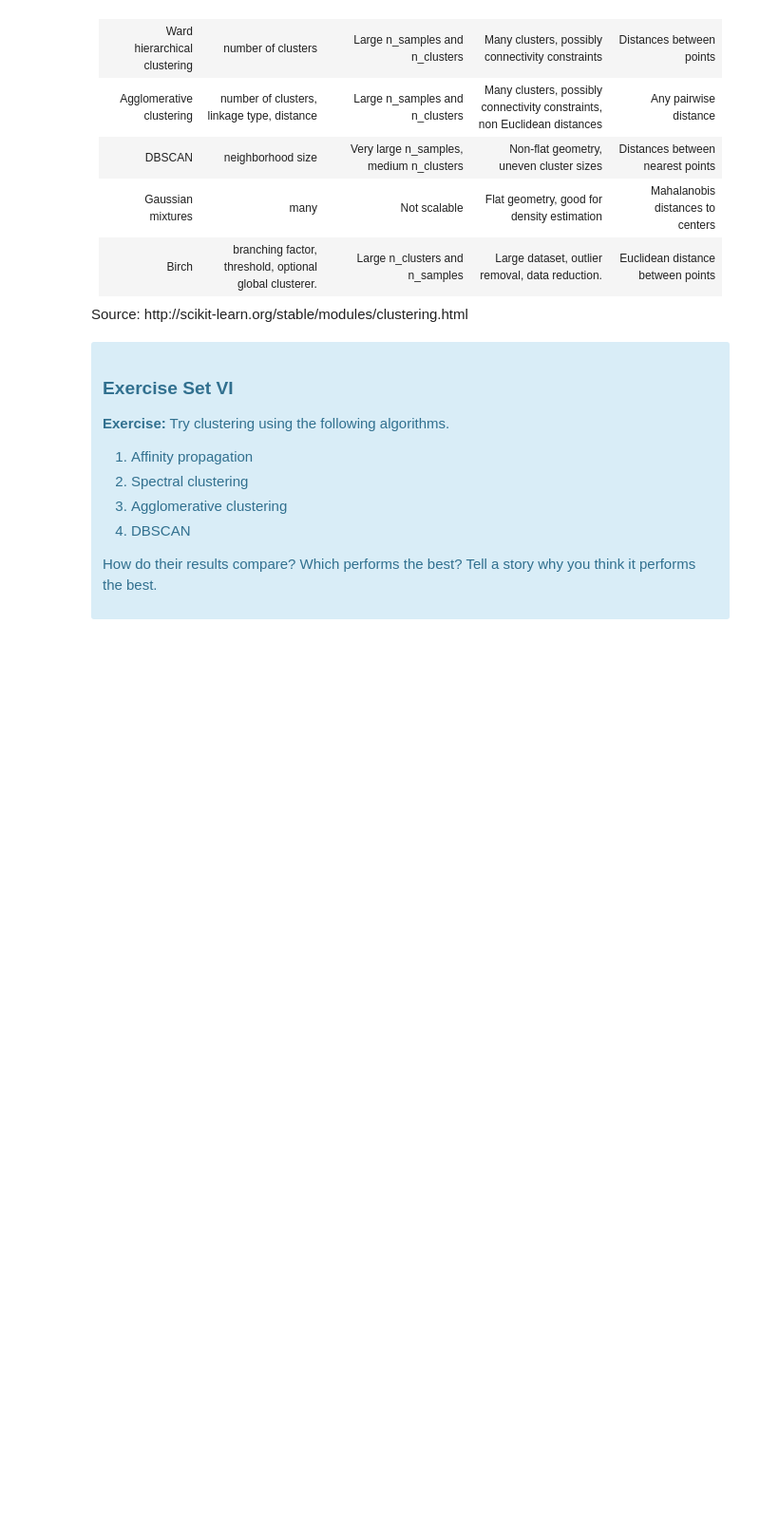
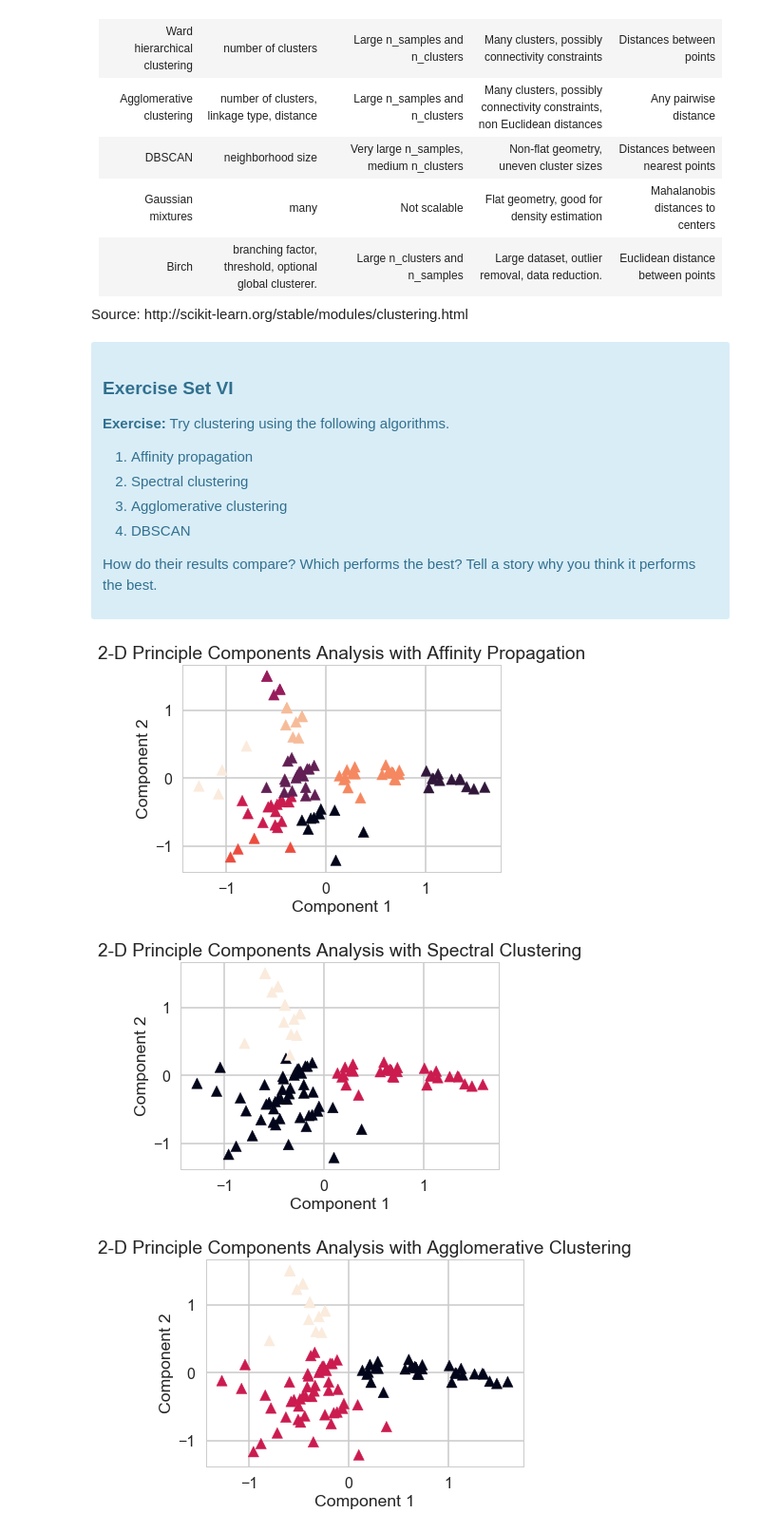
Before and after one commit to swfisher/springboard, a Jupyter notebook: Machine Learning Projects/clustering/Mini_Project_Clustering.ipynb, the cells around one changed output. Shown at 95% size. Saved outputs shown, nothing was run; the diff lists cells and outputs as text; code cells hidden in the pictures; blank space fills up the shorter version.

```diff
--- a/Machine Learning Projects/clustering/Mini_Project_Clustering.ipynb
+++ b/Machine Learning Projects/clustering/Mini_Project_Clustering.ipynb
@@ -571,0 +655,26 @@ Source: http://scikit-learn.org/stable/modules/clustering.html
+# %%
+pca = sklearn.decomposition.PCA(n_components=2)
+pca.fit(X)
+X_transform= pca.transform(X)
+
+models = [('Affinity Propagation',AffinityPropagation(damping=0.75)),
+          ('Spectral Clustering',SpectralClustering(n_clusters=3)),
+          ('Agglomerative Clustering',AgglomerativeClustering(n_clusters=3)),
+          ('DBSCAN',DBSCAN(eps=0.000001,min_samples=2))]
+k = 3
+
+for m in models:
+    m[1].fit(X_transform)
+    labels = np.reshape(m[1].labels_, (-1, 1))
+    data = np.append(labels,X_transform,axis=1)
+    df = pd.DataFrame(index=pivot.index,data=data,columns=['cluster_id','PC_1','PC_2'])
+    plt.title("2-D Principle Components Analysis "
+                      "with {}".format(m[0]))
+    plt.xlabel("Component 1")
+    plt.ylabel("Component 2")
+    plt.scatter(df['PC_1'],df['PC_2'],marker='^',c=df['cluster_id'])
+    plt.show()
+# %% [output]
+[figure, added]
+[figure, added]
+[figure, added]
```
Also changed, not shown: parts of 20 cells of this notebook.
